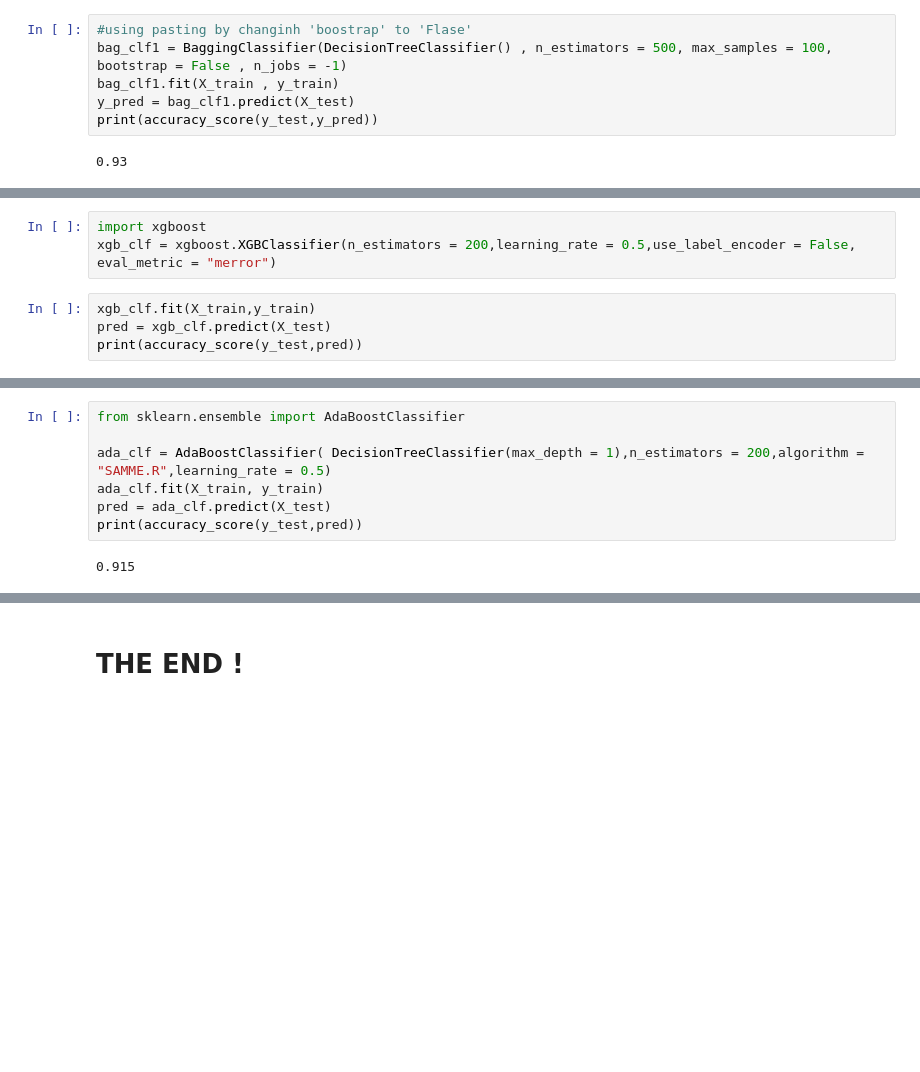
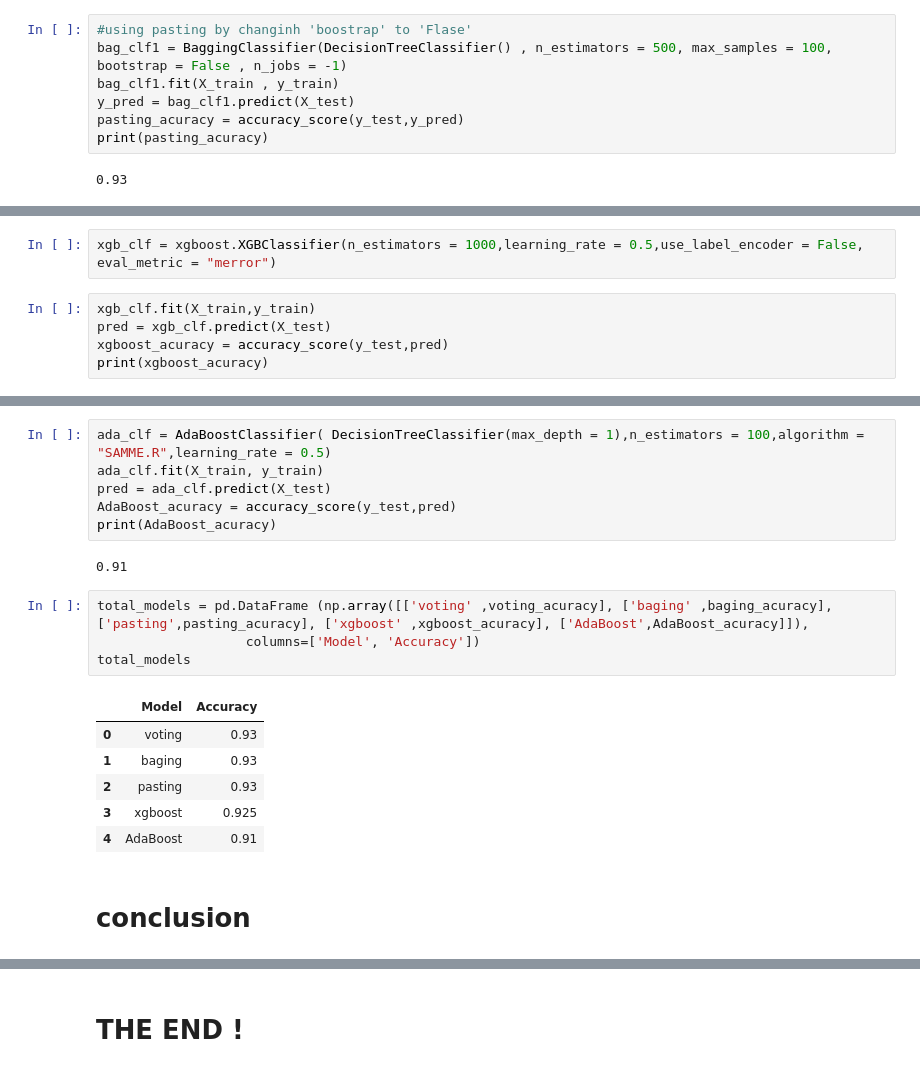
Before and after one commit to diklabirman/Data_Viz_Final_Project, a Jupyter notebook: wine classification (3).ipynb, the cells around one changed output, grey strips where cells are left out. Cells and saved outputs as stored; diff of their text form; blank space fills up the shorter version.

```diff
--- a/wine classification (3).ipynb
+++ b/wine classification (3).ipynb
@@ -660,6 +693,7 @@ print(accuracy_score(y_test,y_pred))
 bag_clf1 = BaggingClassifier(DecisionTreeClassifier() , n_estimators = 500, max_samples = 100, bootstrap = False , n_jobs = -1)
 bag_clf1.fit(X_train , y_train)
 y_pred = bag_clf1.predict(X_test)
-print(accuracy_score(y_test,y_pred))
+pasting_acuracy = accuracy_score(y_test,y_pred)
+print(pasting_acuracy)
 # %% [output]
 0.93
@@ -666,8 +705,8 @@ print(accuracy_score(y_test,y_pred))
 # %%
-import xgboost
-xgb_clf = xgboost.XGBClassifier(n_estimators = 200,learning_rate = 0.5,use_label_encoder = False, eval_metric = "merror")
+xgb_clf = xgboost.XGBClassifier(n_estimators = 1000,learning_rate = 0.5,use_label_encoder = False, eval_metric = "merror")
 # %%
 xgb_clf.fit(X_train,y_train)
 pred = xgb_clf.predict(X_test)
-print(accuracy_score(y_test,pred))
+xgboost_acuracy = accuracy_score(y_test,pred)
+print(xgboost_acuracy)
 # %% [output]
@@ -675,9 +717,21 @@ print(accuracy_score(y_test,pred))
 # %%
-from sklearn.ensemble import AdaBoostClassifier
-
-ada_clf = AdaBoostClassifier( DecisionTreeClassifier(max_depth = 1),n_estimators = 200,algorithm = "SAMME.R",learning_rate = 0.5)
+ada_clf = AdaBoostClassifier( DecisionTreeClassifier(max_depth = 1),n_estimators = 100,algorithm = "SAMME.R",learning_rate = 0.5)
 ada_clf.fit(X_train, y_train)
 pred = ada_clf.predict(X_test)
-print(accuracy_score(y_test,pred))
+AdaBoost_acuracy = accuracy_score(y_test,pred)
+print(AdaBoost_acuracy)
 # %% [output]
-0.915
+0.91
+# %%
+total_models = pd.DataFrame (np.array([['voting' ,voting_acuracy], ['baging' ,baging_acuracy],['pasting',pasting_acuracy], ['xgboost' ,xgboost_acuracy], ['AdaBoost',AdaBoost_acuracy]]),
+                   columns=['Model', 'Accuracy'])
+total_models
+# %% [output]
+|  | Model | Accuracy |
+| 0 | voting | 0.93 |
+| 1 | baging | 0.93 |
+| 2 | pasting | 0.93 |
+| 3 | xgboost | 0.925 |
+| 4 | AdaBoost | 0.91 |
+# %% [markdown]
+# conclusion
```
Also changed, not shown: parts of 24 cells of this notebook.
